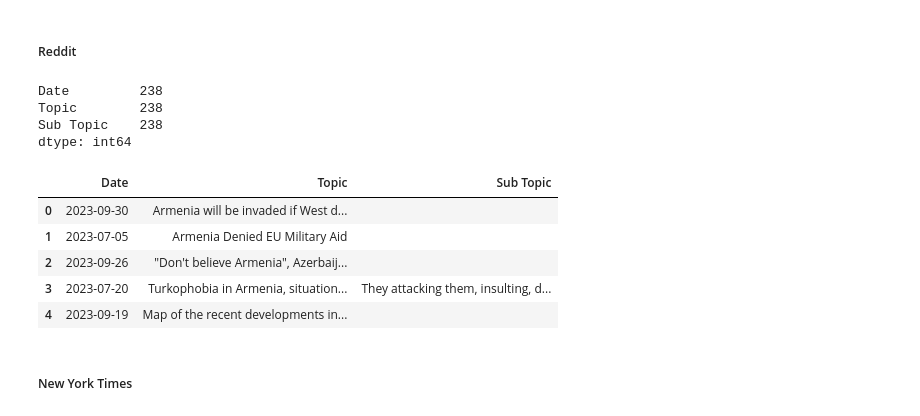
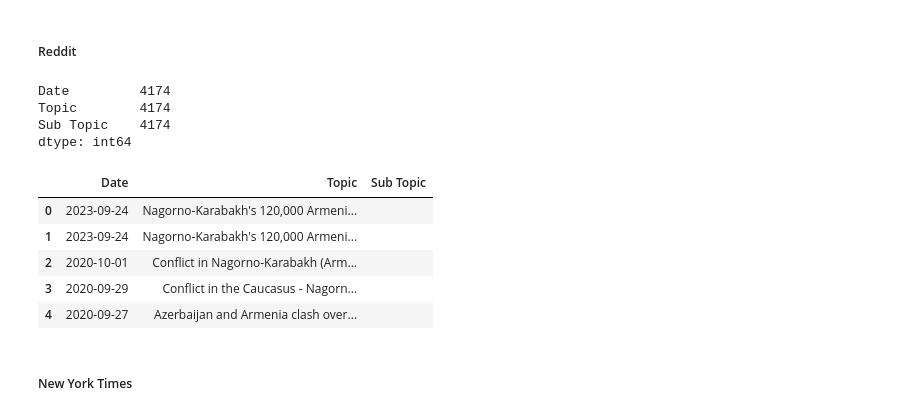
Before and after one commit to ShabGaming/DESN9002_Code4Crisis, a Jupyter notebook: DataCollection.ipynb, the cells around one changed output. Cells and saved outputs as stored; diff of their text form; code cells hidden in the pictures.

```diff
--- a/DataCollection.ipynb
+++ b/DataCollection.ipynb
@@ -14,0 +26,5 @@ KeyWords = ["Armenia"]
+# %%
+KeyWordsCSV = pd.read_csv('KeyWords.csv')
+KeyWordsDF = pd.DataFrame(KeyWordsCSV)
+# Sort by Search Volume in descending order
+KeyWordsDF = KeyWordsDF.sort_values(by=['Search Volume'], ascending=False)
@@ -14,0 +95,7 @@ KeyWords = ["Armenia"]
+# %%
+# Time to select the keywords to use for the data collection by web scraping across sources
+# The keywords are selected if the Search Volume is greater than 0.7
+
+KeyWordsDF2 = KeyWordsDF2[KeyWordsDF2['Search Volume'] >= 0.7]
+KeyWordsDF2 = KeyWordsDF2.reset_index(drop=True)
+KeyWordsDF2.count()
@@ -14,0 +108,11 @@ KeyWords = ["Armenia"]
+# %%
+# Keywords list
+KeyWords = KeyWordsDF2['Keyword'].tolist()
+print(KeyWords)
+
+# Create a word cloud from the keywords
+wordcloud = WordCloud(width=1600, height=800, max_font_size=200, colormap="prism", background_color="#262626").generate(' '.join(KeyWords))
+plt.figure(figsize=(12,10))
+plt.imshow(wordcloud, interpolation="bilinear")
+plt.axis("off")
+plt.show()
@@ -58,29 +170,32 @@ reddit = praw.Reddit(
     user_agent=USER_AGENT
 )
 
-# Search for posts containing a specific keyword across all of Reddit
-query = KeyWords
+count = 0
+df_reddit = pd.DataFrame(columns=['Date', 'Topic', 'Sub Topic'])  # Create an empty DataFrame with columns
 numberOfRedditPosts = 1000
-df_reddit = pd.DataFrame(columns=['Date', 'Topic', 'Sub Topic'])  # Create an empty DataFrame with columns
 
-for post in reddit.subreddit('all').search(query, limit=numberOfRedditPosts):
-    date = datetime.datetime.fromtimestamp(post.created_utc).strftime('%Y-%m-%d')
-    new_row = pd.DataFrame({'Date': date, 'Topic': post.title, 'Sub Topic': post.selftext}, index=[0])
-    df_reddit = pd.concat([df_reddit, new_row], ignore_index=True)
+for count in range(0, len(KeyWords)):
+    # Search for posts containing a specific keyword across all of Reddit
+    query = KeyWords[count]
+    for post in reddit.subreddit('all').search(query, limit=numberOfRedditPosts):
+        date = datetime.datetime.fromtimestamp(post.created_utc).strftime('%Y-%m-%d')
+        new_row = pd.DataFrame({'Date': date, 'Topic': post.title, 'Sub Topic': post.selftext}, index=[0])
+        df_reddit = pd.concat([df_reddit, new_row], ignore_index=True)
 # %%
+df_reddit.drop_duplicates(subset=['Topic'], keep='first', inplace=True)
 print(df_reddit.count())
 df_reddit.head(5)
 # %% [output]
-Date         238
-Topic        238
-Sub Topic    238
+Date         4174
+Topic        4174
+Sub Topic    4174
 dtype: int64
 |  | Date | Topic | Sub Topic |
-| 0 | 2023-09-30 | Armenia will be invaded if West d... |  |
-| 1 | 2023-07-05 | Armenia Denied EU Military Aid |  |
-| 2 | 2023-09-26 | "Don't believe Armenia", Azerbaij... |  |
-| 3 | 2023-07-20 | Turkophobia in Armenia, situation... | They attacking them, insulting, d... |
-| 4 | 2023-09-19 | Map of the recent developments in... |  |
+| 0 | 2023-09-24 | Nagorno-Karabakh's 120,000 Armeni... |  |
+| 1 | 2023-09-24 | Nagorno-Karabakh's 120,000 Armeni... |  |
+| 2 | 2020-10-01 | Conflict in Nagorno-Karabakh (Arm... |  |
+| 3 | 2020-09-29 | Conflict in the Caucasus - Nagorn... |  |
+| 4 | 2020-09-27 | Azerbaijan and Armenia clash over... |  |
 # %% [markdown]
 ##### New York Times
 # %%
```
Also changed, not shown: parts of 31 cells of this notebook, 3 other files.
